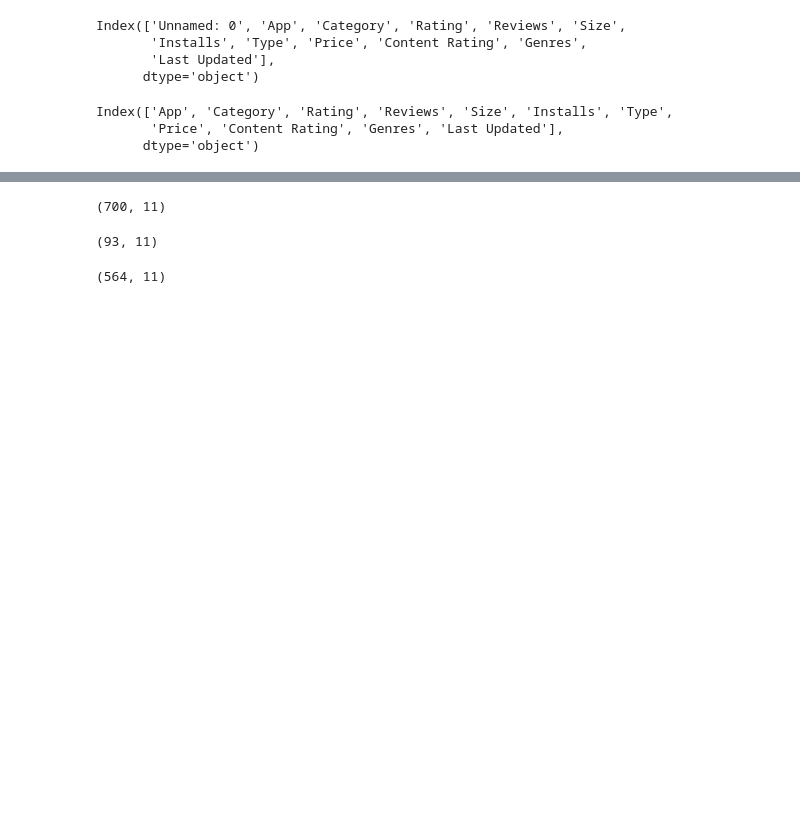
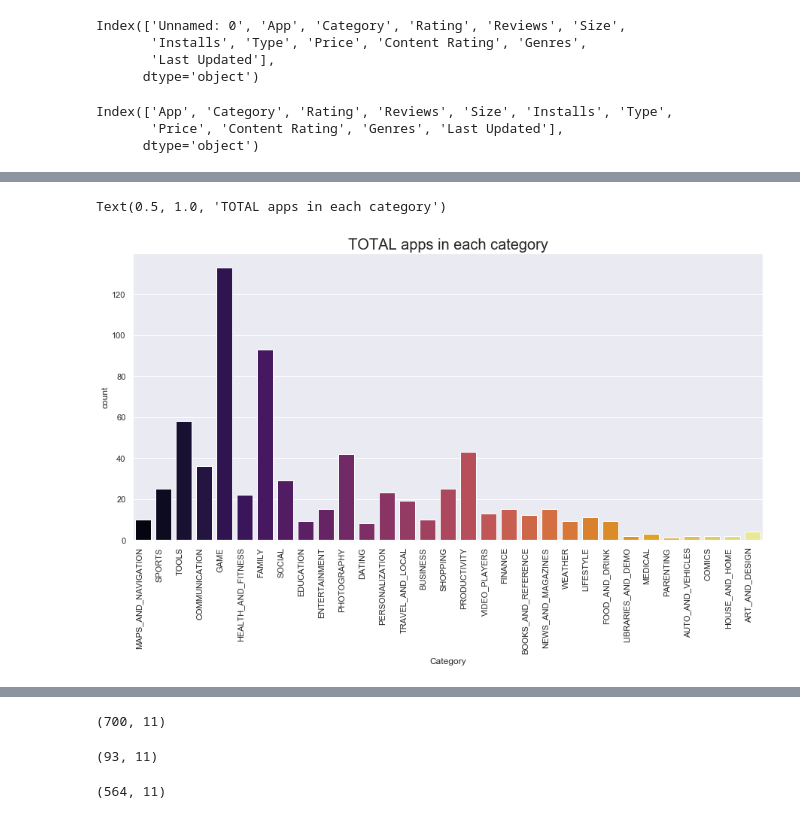
Before and after one commit to manasapesu/GooglePlayStoreApps, a Jupyter notebook: Code.ipynb, the cells around one changed output, grey strips where cells are left out. Drawn from its saved outputs; the diff is of its cells as text; code cells hidden in the pictures; blank space fills up the shorter version.

```diff
--- a/Code.ipynb
+++ b/Code.ipynb
@@ -28,0 +36,12 @@ df.head()
+# %%
+
+
+rcParams['figure.figsize'] = 15,7
+category_plot = sns.countplot(x="Category",data=df, palette = "inferno")
+category_plot.set_xticklabels(category_plot.get_xticklabels(), rotation=90, ha="right")
+category_plot
+plt.title('TOTAL apps in each category',size = 20)
+#Gaming has most number of apps
+# %% [output]
+Text(0.5, 1.0, 'TOTAL apps in each category')
+[figure, added]
```
Also changed, not shown: parts of 26 cells of this notebook.
